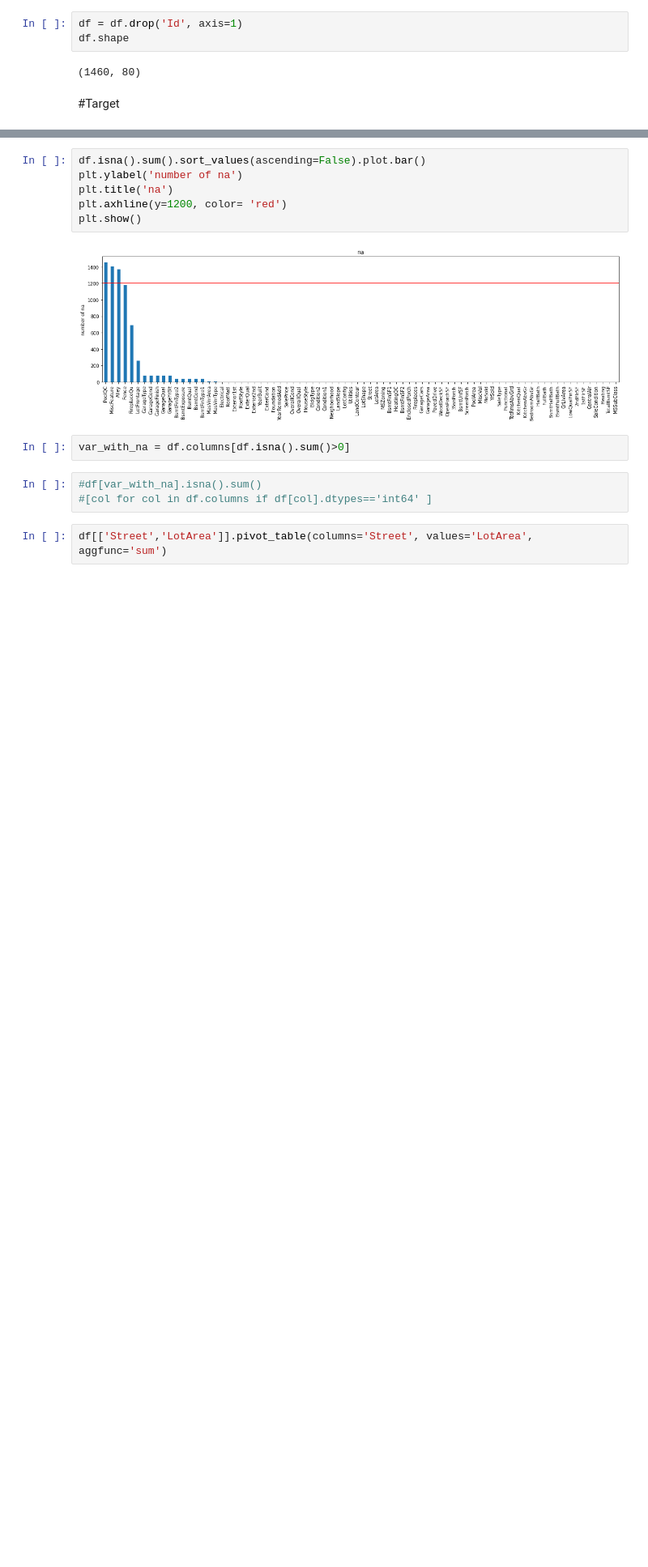
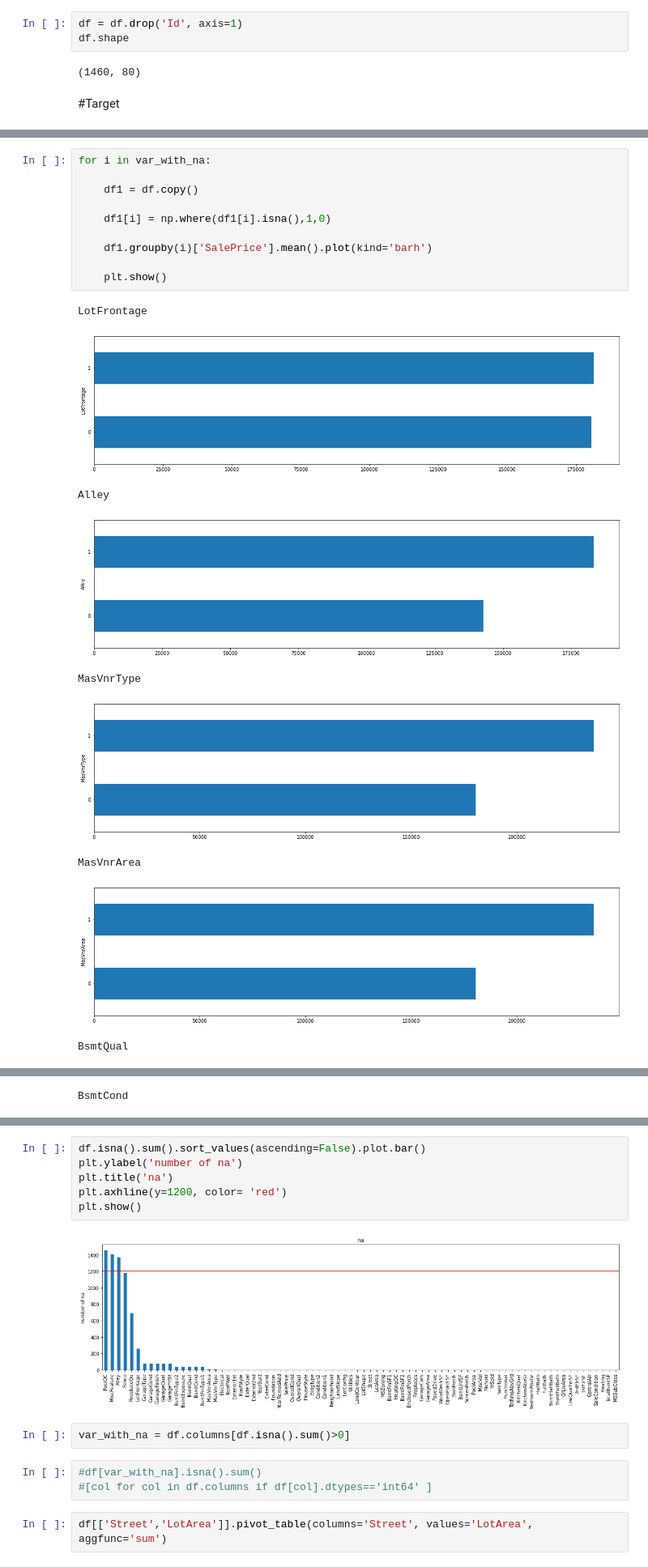
Before and after one commit to bridgecrew-perf6/deploying-machine-learning-models-1, a Jupyter notebook: ml_deploy_1.ipynb, the cells around one changed output, grey strips where cells are left out. Shown: that part at 81% size. Saved outputs shown, nothing was run; the diff lists cells and outputs as text; blank space fills up the shorter version.

```diff
--- a/ml_deploy_1.ipynb
+++ b/ml_deploy_1.ipynb
@@ -39,0 +90,20 @@ plt.show()
+# %%
+for i in var_with_na:
+
+    df1 = df.copy()
+
+    df1[i] = np.where(df1[i].isna(),1,0)
+
+    df1.groupby(i)['SalePrice'].mean().plot(kind='barh')
+
+    plt.show()
+# %% [output]
+LotFrontage
+[figure, added]
+Alley
+[figure, added]
+MasVnrType
+[figure, added]
+MasVnrArea
+[figure, added]
+BsmtQual
@@ -39,0 +111 @@ plt.show()
+BsmtCond
```
Also changed, not shown: parts of 12 cells of this notebook.
